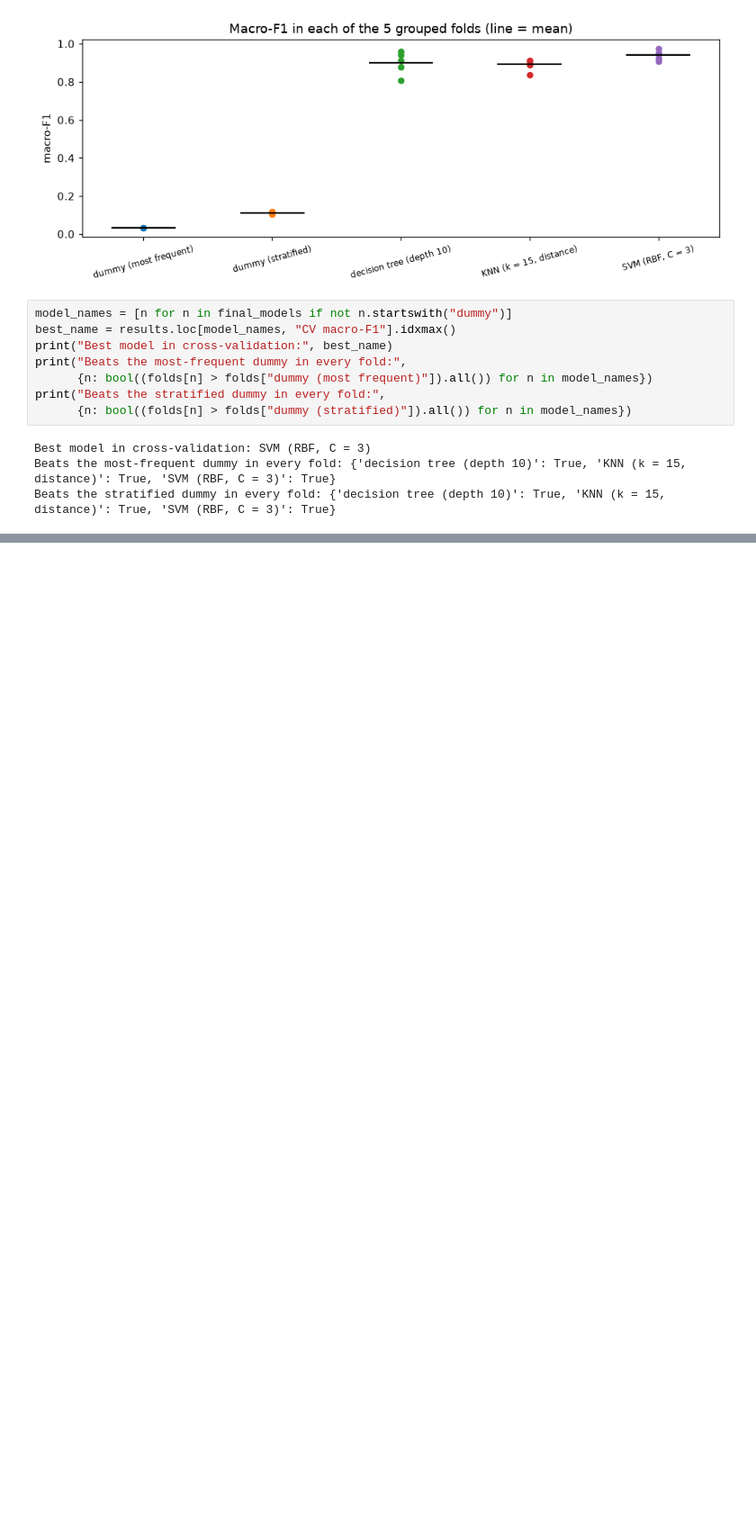
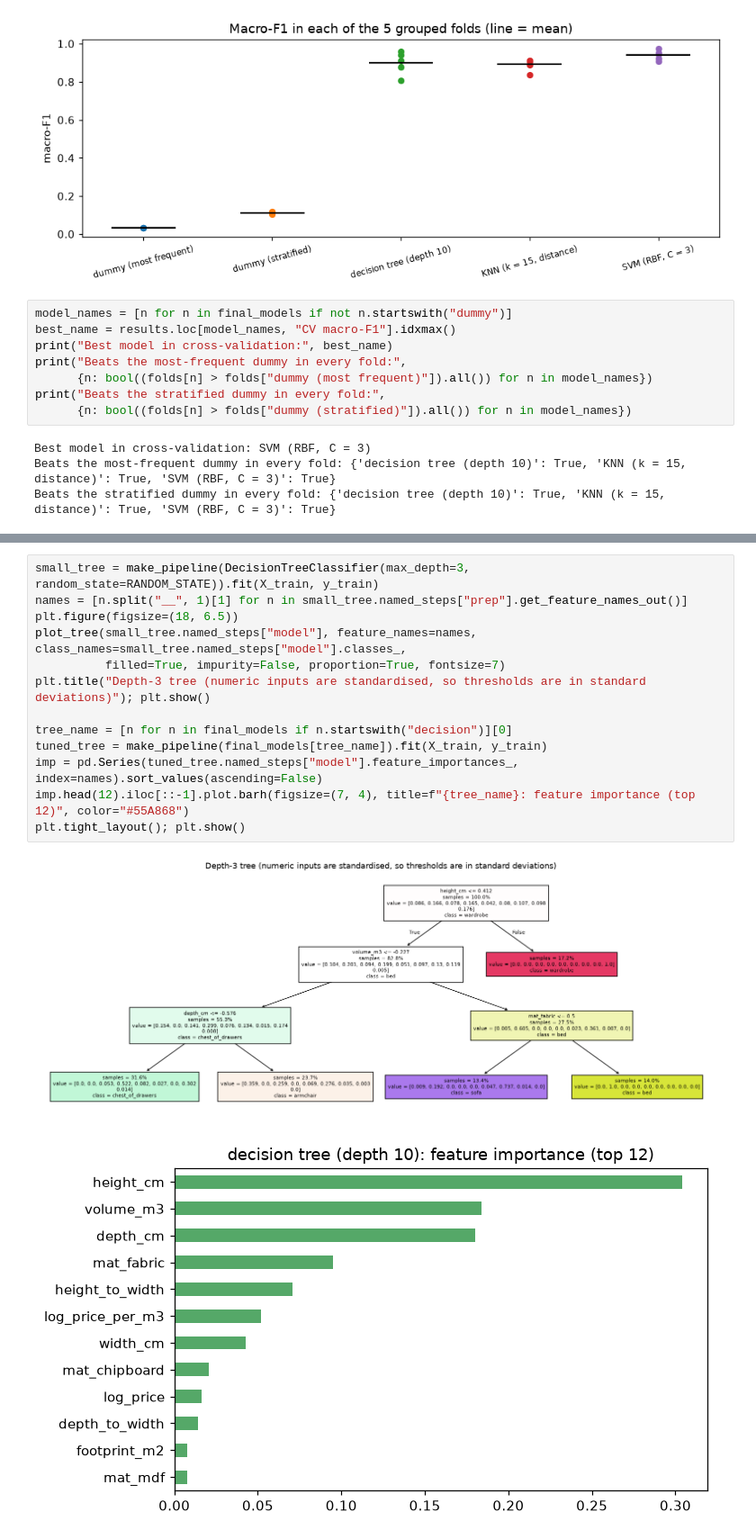
Before and after one commit to a100miles/furniture-prediction-ml, a Jupyter notebook: furniture_classification.ipynb, the cells around one changed output, grey strips where cells are left out. Shown at 90% size. Drawn from its saved outputs; the diff is of its cells as text; blank space fills up the shorter version.

```diff
--- a/furniture_classification.ipynb
+++ b/furniture_classification.ipynb
@@ -581,0 +710,16 @@ Beats the stratified dummy in every fold: {'decision tree (depth 10)': True, 'KN
+# %%
+small_tree = make_pipeline(DecisionTreeClassifier(max_depth=3, random_state=RANDOM_STATE)).fit(X_train, y_train)
+names = [n.split("__", 1)[1] for n in small_tree.named_steps["prep"].get_feature_names_out()]
+plt.figure(figsize=(18, 6.5))
+plot_tree(small_tree.named_steps["model"], feature_names=names, class_names=small_tree.named_steps["model"].classes_,
+          filled=True, impurity=False, proportion=True, fontsize=7)
+plt.title("Depth-3 tree (numeric inputs are standardised, so thresholds are in standard deviations)"); plt.show()
+
+tree_name = [n for n in final_models if n.startswith("decision")][0]
+tuned_tree = make_pipeline(final_models[tree_name]).fit(X_train, y_train)
+imp = pd.Series(tuned_tree.named_steps["model"].feature_importances_, index=names).sort_values(ascending=False)
+imp.head(12).iloc[::-1].plot.barh(figsize=(7, 4), title=f"{tree_name}: feature importance (top 12)", color="#55A868")
+plt.tight_layout(); plt.show()
+# %% [output]
+[figure, added]
+[figure, added]
```
Also changed, not shown: parts of 14 cells of this notebook, 1 other file.
